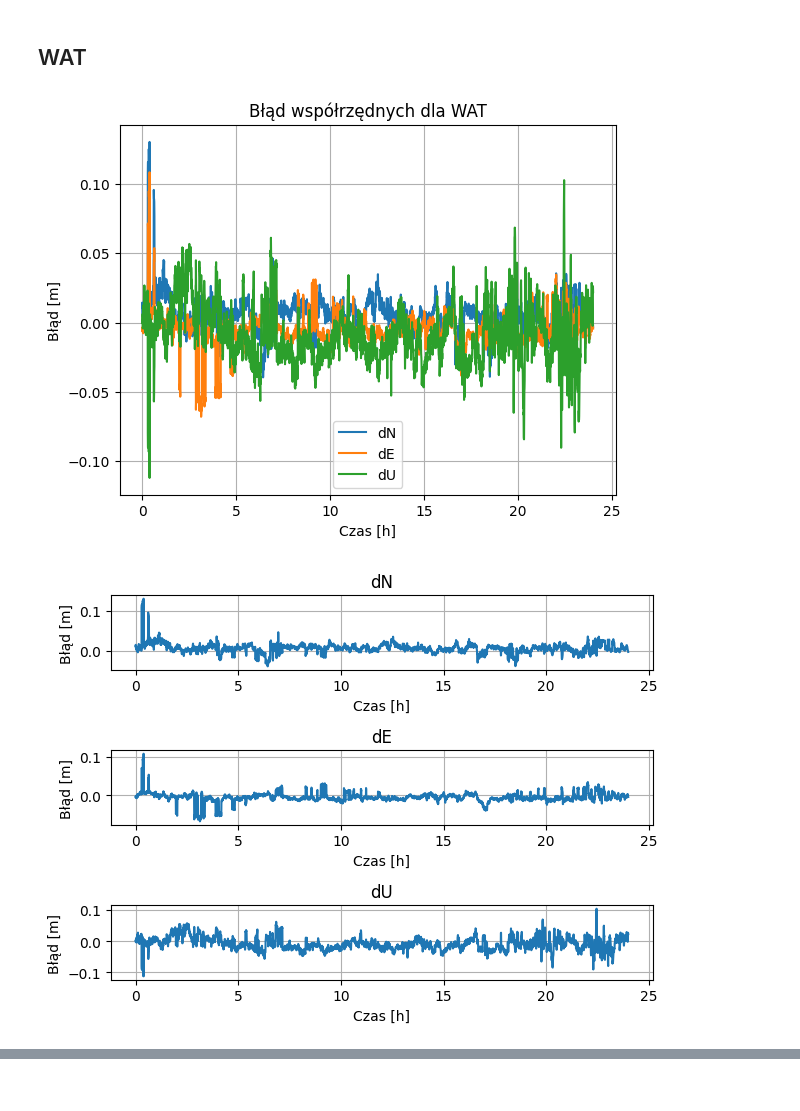
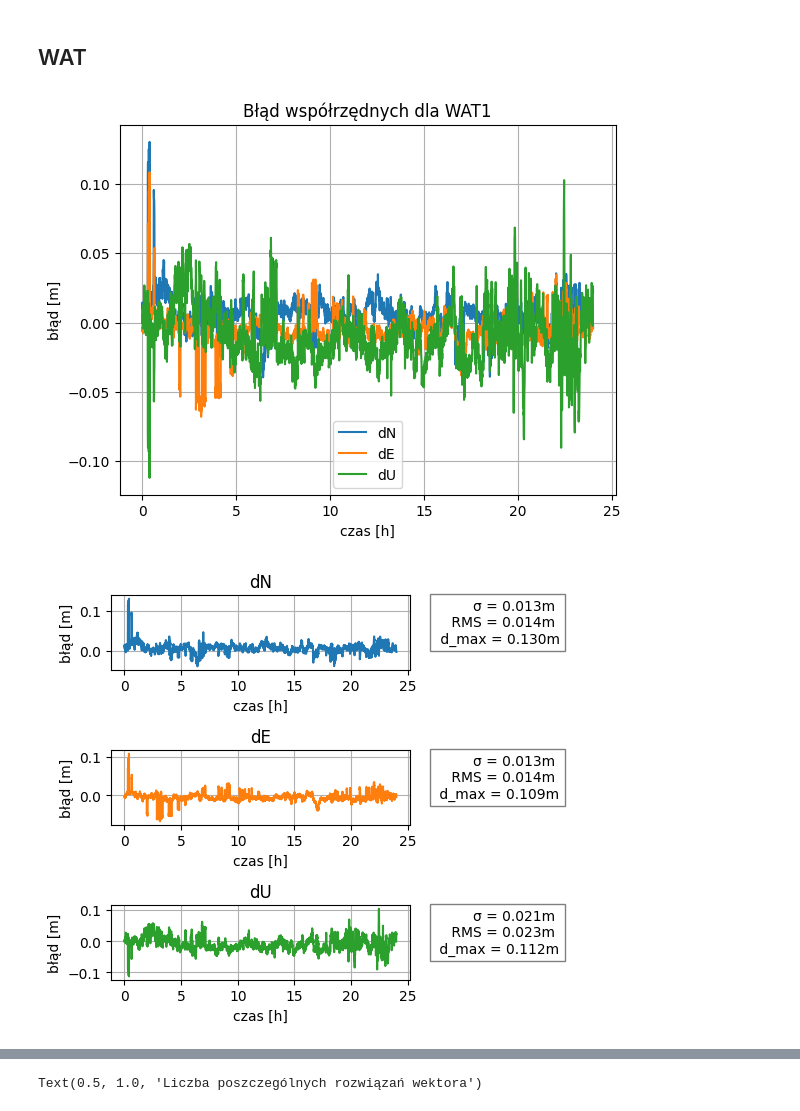
Before and after one commit to affq/systemy-nawigacji-satelitarnej, a Jupyter notebook: projekt3/main.ipynb, the cells around one changed output, grey strips where cells are left out. Drawn from its saved outputs; the diff is of its cells as text; code cells hidden in the pictures.

```diff
--- a/projekt3/main.ipynb
+++ b/projekt3/main.ipynb
@@ -133,46 +174,68 @@ for i, xyz in enumerate(dxyz_WAT):
     dneu_WAT.append([i*interval/3600, neu[0], neu[1], neu[2]])
 
 plt.figure()
 plt.plot([d[0] for d in dneu_WAT], [d[1] for d in dneu_WAT], label='dN')
 plt.plot([d[0] for d in dneu_WAT], [d[2] for d in dneu_WAT], label='dE')
 plt.plot([d[0] for d in dneu_WAT], [d[3] for d in dneu_WAT], label='dU')
-plt.xlabel('Czas [h]')
-plt.ylabel('Błąd [m]')
-plt.title('Błąd współrzędnych dla WAT')
+plt.xlabel('czas [h]')
+plt.ylabel('błąd [m]')
+plt.title('Błąd współrzędnych dla WAT1')
 plt.legend()
 plt.grid()
 plt.show()
 
 fig, axes = plt.subplots(3, 1)
 axes[0].plot([d[0] for d in dneu_WAT], [d[1] for d in dneu_WAT])
+std = np.std([d[1] for d in dneu_WAT])
+rms = np.sqrt(np.mean([d[1]**2 for d in dneu_WAT]))
+max = np.max([np.abs(d[1]) for d in dneu_WAT])
+axes[0].text(1.5, 0.95, f"σ = {std:.3f}m \n RMS = {rms:.3f}m \n d_max = {max:.3f}m", transform=axes[0].transAxes, ha='right', va='top', fontsize=10, bbox=dict(facecolor='white', alpha=0.5))
 axes[0].set_title('dN')
-axes[0].set_xlabel('Czas [h]')
-axes[0].set_ylabel('Błąd [m]')
+axes[0].set_xlabel('czas [h]')
+axes[0].set_ylabel('błąd [m]')
 axes[0].grid()
 
-axes[1].plot([d[0] for d in dneu_WAT], [d[2] for d in dneu_WAT])
+axes[1].plot([d[0] for d in dneu_WAT], [d[2] for d in dneu_WAT], '#ff7f0e')
+std = np.std([d[2] for d in dneu_WAT])
+rms = np.sqrt(np.mean([d[2]**2 for d in dneu_WAT]))
+max = np.max([np.abs(d[2]) for d in dneu_WAT])
+axes[1].text(1.5, 0.95, f"σ = {std:.3f}m \n RMS = {rms:.3f}m \n d_max = {max:.3f}m", transform=axes[1].transAxes, ha='right', va='top', fontsize=10, bbox=dict(facecolor='white', alpha=0.5))
 axes[1].set_title('dE')
-axes[1].set_xlabel('Czas [h]')
-axes[1].set_ylabel('Błąd [m]')
+axes[1].set_xlabel('czas [h]')
+axes[1].set_ylabel('błąd [m]')
 axes[1].grid()
 
-axes[2].plot([d[0] for d in dneu_WAT], [d[3] for d in dneu_WAT])
+axes[2].plot([d[0] for d in dneu_WAT], [d[3] for d in dneu_WAT], '#2ca02c')
+std = np.std([d[3] for d in dneu_WAT])
+rms = np.sqrt(np.mean([d[3]**2 for d in dneu_WAT]))
+max = np.max([np.abs(d[3]) for d in dneu_WAT])
+axes[2].text(1.5, 0.95, f"σ = {std:.3f}m \n RMS = {rms:.3f}m \n d_max = {max:.3f}m", transform=axes[2].transAxes, ha='right', va='top', fontsize=10, bbox=dict(facecolor='white', alpha=0.5))
 axes[2].set_title('dU')
-axes[2].set_xlabel('Czas [h]')
-axes[2].set_ylabel('Błąd [m]')
+axes[2].set_xlabel('czas [h]')
+axes[2].set_ylabel('błąd [m]')
 axes[2].grid()
 
 plt.tight_layout()
 plt.show()
 
 plt.figure()
-plt.plot([d[0] for d in dneu_WAT], WAT[:,14], label='WAT')
-plt.xlabel('Czas [h]')
+plt.plot([d[0] for d in dneu_WAT], WAT[:,14],'#724eba', label='WAT')
+plt.xlabel('czas [h]')
 plt.ylabel('ratio')
-plt.title('Ratio dla WAT')
+plt.title('Wartości ratio dla WAT1')
 plt.legend()
 plt.grid()
 plt.show()
+
+fix = WAT[:,5] == 1
+floats = WAT[:,5] == 2
+
+fig, ax = plt.subplots()
+ax.bar('fix', np.sum(fix), color='#962a69')
+ax.bar('float', np.sum(floats), color='#5fb6c7')
+ax.text(0, np.sum(fix), str(np.sum(fix)), ha='center', va='bottom')
+ax.text(1, np.sum(floats), str(np.sum(floats)), ha='center', va='bottom')
+ax.set_title('Liczba poszczególnych rozwiązań wektora')
 # %% [output]
-[figure, old version]
+[figure, new version]
-[figure, old version]
+[figure, new version]
@@ -178,0 +243 @@ plt.show()
+Text(0.5, 1.0, 'Liczba poszczególnych rozwiązań wektora')
```
Also changed, not shown: parts of 3 cells of this notebook, 5 other files.
